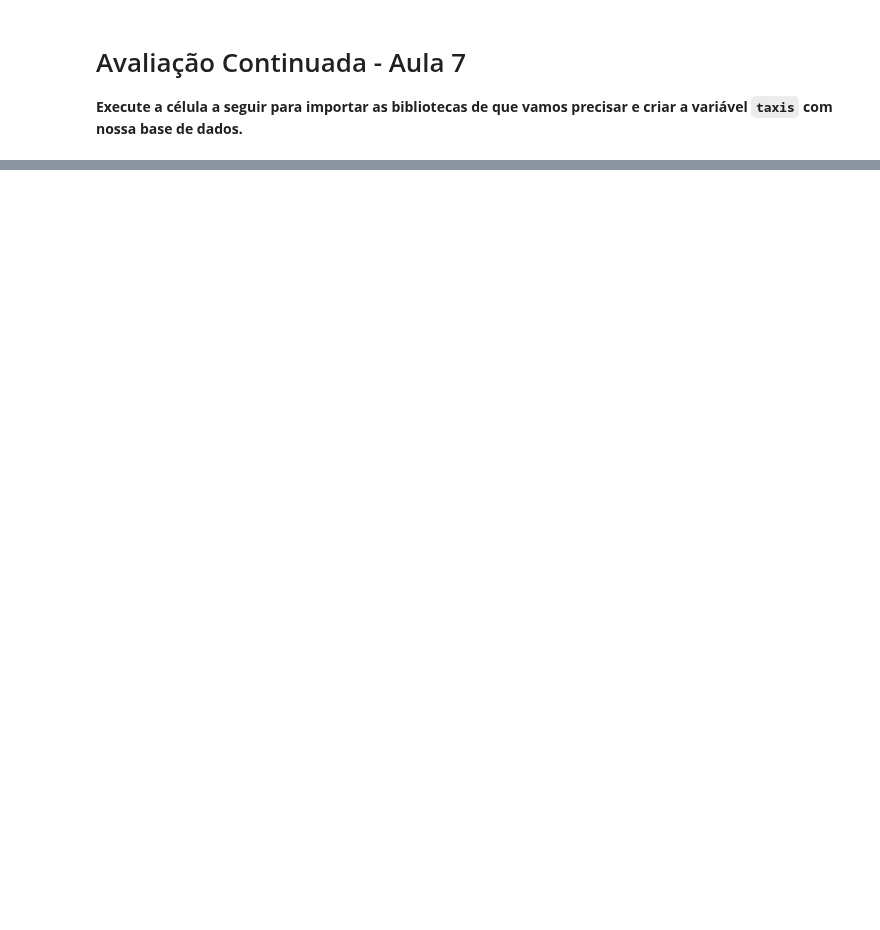
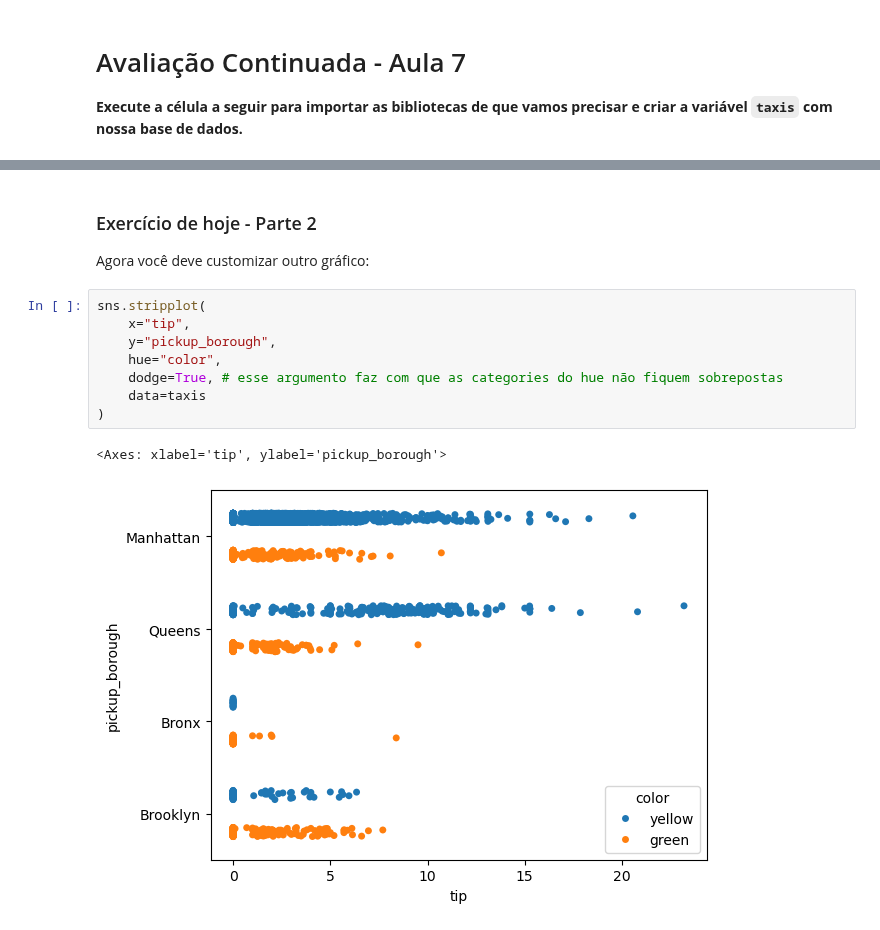
Before and after one commit to lthevenard/curso_prog, a Jupyter notebook: assets/_hidden/exercícios/exercícios_aula7_turmaA.ipynb, the cells around one changed output, grey strips where cells are left out. Drawn from its saved outputs; the diff is of its cells as text; blank space fills up the shorter version.

```diff
--- a/assets/_hidden/exercícios/exercícios_aula7_turmaA.ipynb
+++ b/assets/_hidden/exercícios/exercícios_aula7_turmaA.ipynb
@@ -38 +67,16 @@ Após escrever a linha de código de sua resposta, execute a célula para mostra
+# %% [markdown]
+### Exercício de hoje - Parte 2
+
+Agora você deve customizar outro gráfico:
+# %%
+sns.stripplot(
+    x="tip",
+    y="pickup_borough",
+    hue="color",
+    dodge=True, # esse argumento faz com que as categories do hue não fiquem sobrepostas
+    data=taxis
+)
+# %% [output]
+<Axes: xlabel='tip', ylabel='pickup_borough'>
+[figure, added]
 # %% [markdown]
```
Also changed, not shown: parts of 10 cells of this notebook, 1 other file.
